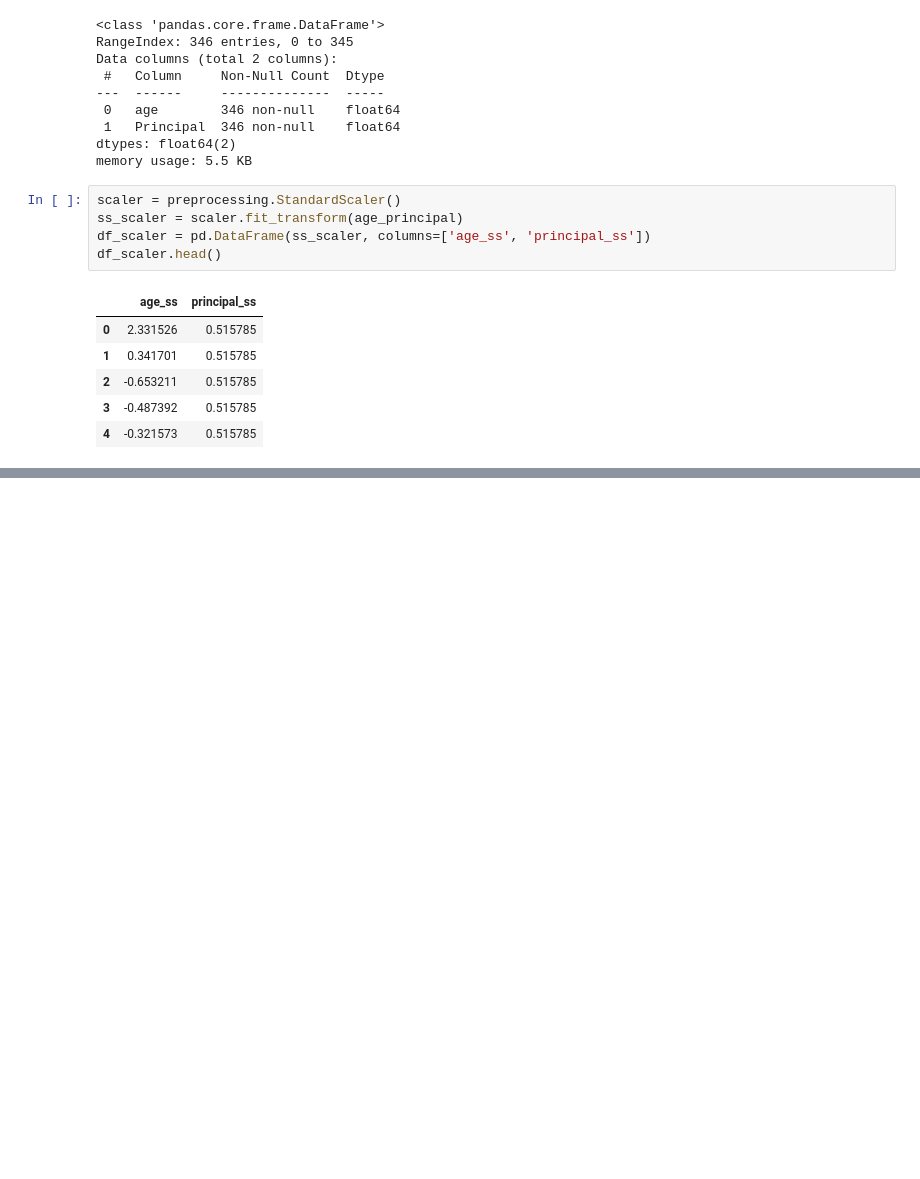
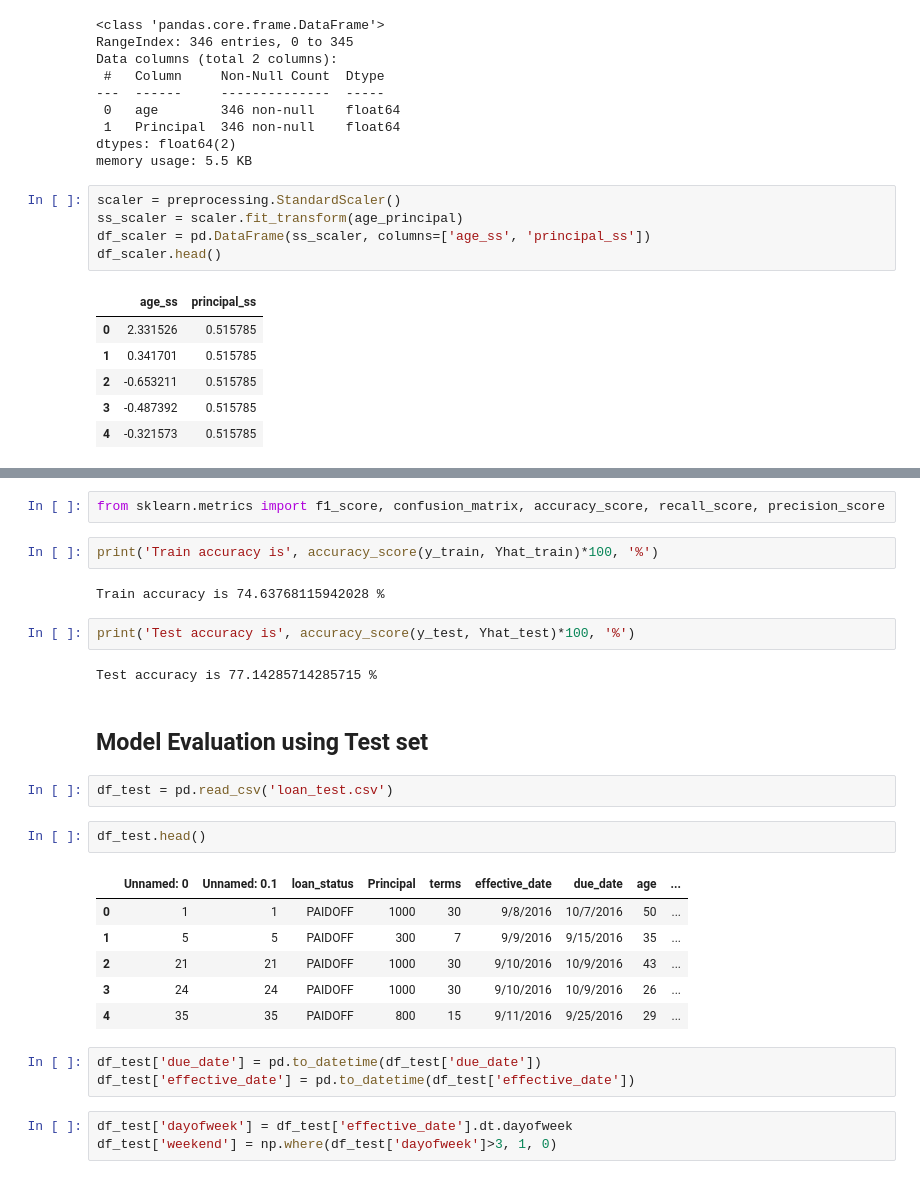
Before and after one commit to hieplk97/Data-Science, a Jupyter notebook: Data Pre-processing and Analysis/LDS5_260_Project_2/TranBuuHiep_Project_Loan.ipynb, the cells around one changed output, grey strips where cells are left out. Saved outputs shown, nothing was run; the diff lists cells and outputs as text; blank space fills up the shorter version.

```diff
--- a/Data Pre-processing and Analysis/LDS5_260_Project_2/TranBuuHiep_Project_Loan.ipynb
+++ b/Data Pre-processing and Analysis/LDS5_260_Project_2/TranBuuHiep_Project_Loan.ipynb
@@ -424,0 +490,29 @@ df_scaler.head()
+# %%
+from sklearn.metrics import f1_score, confusion_matrix, accuracy_score, recall_score, precision_score
+# %%
+print('Train accuracy is', accuracy_score(y_train, Yhat_train)*100, '%')
+# %% [output]
+Train accuracy is 74.63768115942028 %
+# %%
+print('Test accuracy is', accuracy_score(y_test, Yhat_test)*100, '%')
+# %% [output]
+Test accuracy is 77.14285714285715 %
+# %% [markdown]
+## Model Evaluation using Test set
+# %%
+df_test = pd.read_csv('loan_test.csv')
+# %%
+df_test.head()
+# %% [output]
+|  | Unnamed: 0 | Unnamed: 0.1 | loan_status | Principal | terms | effective_date | due_date | age | ... |
+| 0 | 1 | 1 | PAIDOFF | 1000 | 30 | 9/8/2016 | 10/7/2016 | 50 | ... |
+| 1 | 5 | 5 | PAIDOFF | 300 | 7 | 9/9/2016 | 9/15/2016 | 35 | ... |
+| 2 | 21 | 21 | PAIDOFF | 1000 | 30 | 9/10/2016 | 10/9/2016 | 43 | ... |
+| 3 | 24 | 24 | PAIDOFF | 1000 | 30 | 9/10/2016 | 10/9/2016 | 26 | ... |
+| 4 | 35 | 35 | PAIDOFF | 800 | 15 | 9/11/2016 | 9/25/2016 | 29 | ... |
+# %%
+df_test['due_date'] = pd.to_datetime(df_test['due_date'])
+df_test['effective_date'] = pd.to_datetime(df_test['effective_date'])
+# %%
+df_test['dayofweek'] = df_test['effective_date'].dt.dayofweek
+df_test['weekend'] = np.where(df_test['dayofweek']>3, 1, 0)
```
Also changed, not shown: parts of 25 cells of this notebook.
